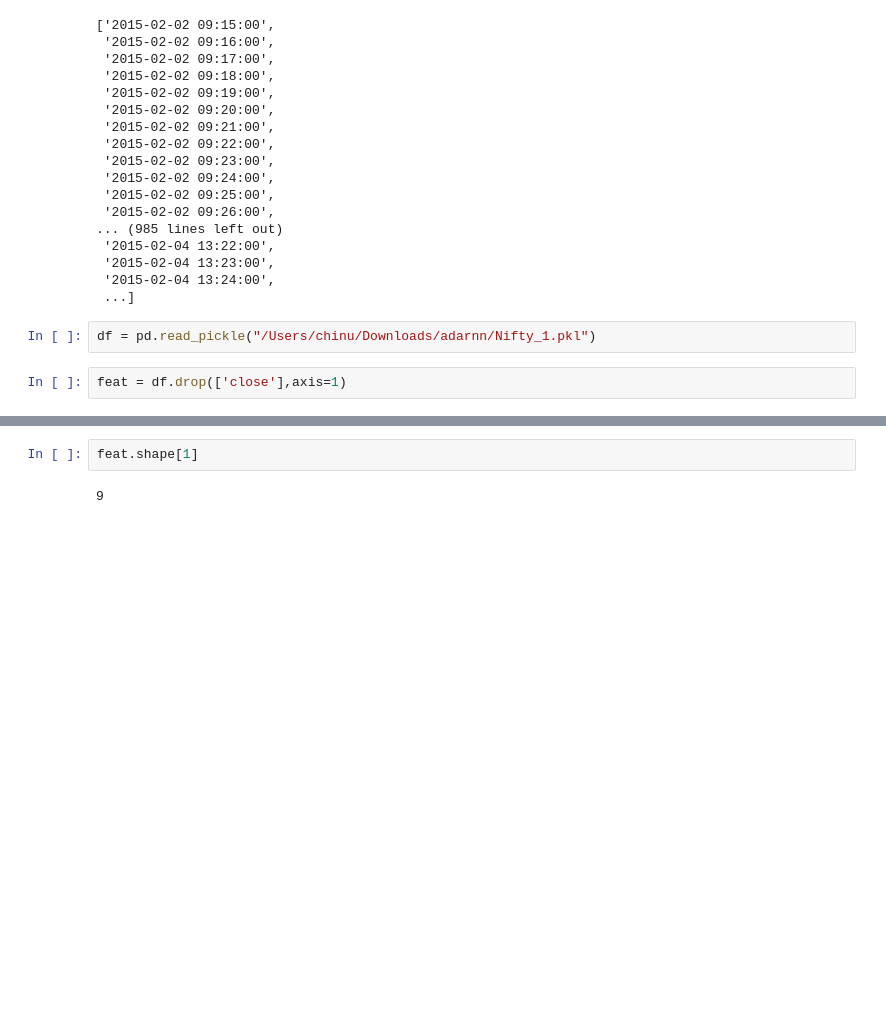
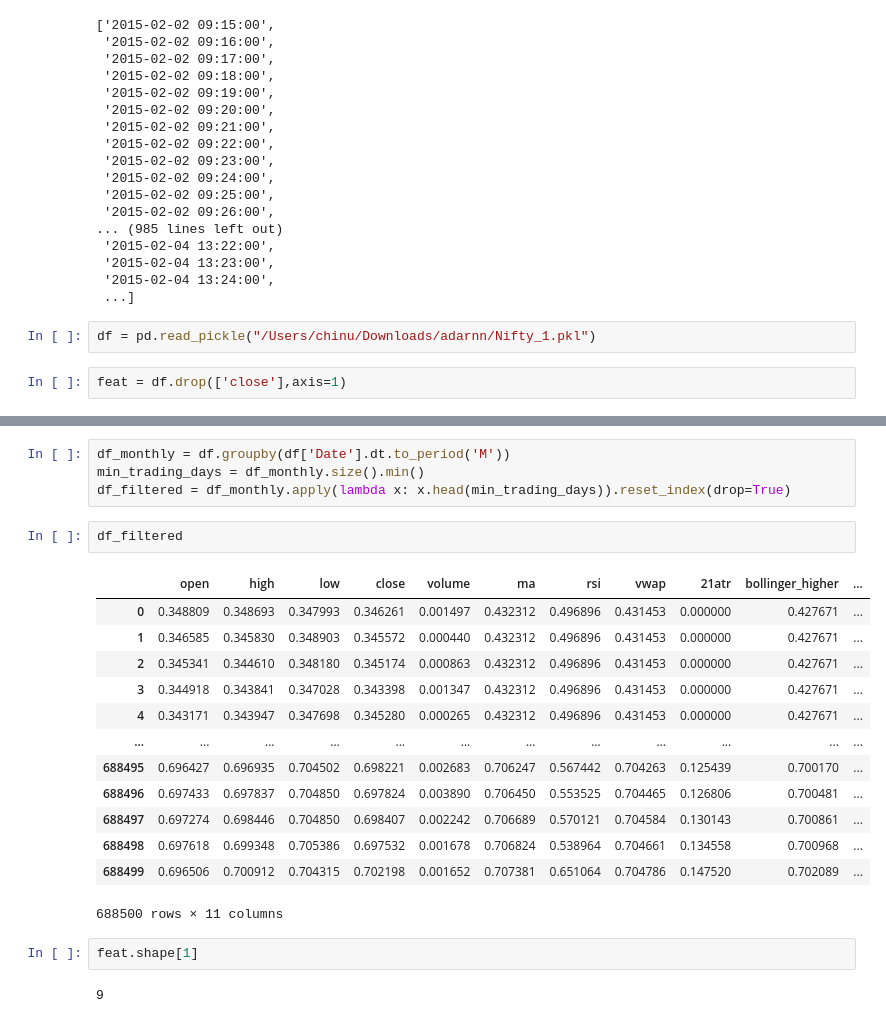
Before and after one commit to MonaLi-Sa/Adarnn-stock1, a Jupyter notebook: Untitled.ipynb, the cells around one changed output, grey strips where cells are left out. Drawn from its saved outputs; the diff is of its cells as text; blank space fills up the shorter version.

```diff
--- a/Untitled.ipynb
+++ b/Untitled.ipynb
@@ -211,3 +238,23 @@ feat = torch.tensor(feat.values, dtype=torch.float32)
+# %%
+df_monthly = df.groupby(df['Date'].dt.to_period('M'))
+min_trading_days = df_monthly.size().min()
+df_filtered = df_monthly.apply(lambda x: x.head(min_trading_days)).reset_index(drop=True)
+# %%
+df_filtered
+# %% [output]
+|  | open | high | low | close | volume | ma | rsi | vwap | 21atr | bollinger_higher | ... |
+| 0 | 0.348809 | 0.348693 | 0.347993 | 0.346261 | 0.001497 | 0.432312 | 0.496896 | 0.431453 | 0.000000 | 0.427671 | ... |
+| 1 | 0.346585 | 0.345830 | 0.348903 | 0.345572 | 0.000440 | 0.432312 | 0.496896 | 0.431453 | 0.000000 | 0.427671 | ... |
+| 2 | 0.345341 | 0.344610 | 0.348180 | 0.345174 | 0.000863 | 0.432312 | 0.496896 | 0.431453 | 0.000000 | 0.427671 | ... |
+| 3 | 0.344918 | 0.343841 | 0.347028 | 0.343398 | 0.001347 | 0.432312 | 0.496896 | 0.431453 | 0.000000 | 0.427671 | ... |
+| 4 | 0.343171 | 0.343947 | 0.347698 | 0.345280 | 0.000265 | 0.432312 | 0.496896 | 0.431453 | 0.000000 | 0.427671 | ... |
+| ... | ... | ... | ... | ... | ... | ... | ... | ... | ... | ... | ... |
+| 688495 | 0.696427 | 0.696935 | 0.704502 | 0.698221 | 0.002683 | 0.706247 | 0.567442 | 0.704263 | 0.125439 | 0.700170 | ... |
+| 688496 | 0.697433 | 0.697837 | 0.704850 | 0.697824 | 0.003890 | 0.706450 | 0.553525 | 0.704465 | 0.126806 | 0.700481 | ... |
+| 688497 | 0.697274 | 0.698446 | 0.704850 | 0.698407 | 0.002242 | 0.706689 | 0.570121 | 0.704584 | 0.130143 | 0.700861 | ... |
+| 688498 | 0.697618 | 0.699348 | 0.705386 | 0.697532 | 0.001678 | 0.706824 | 0.538964 | 0.704661 | 0.134558 | 0.700968 | ... |
+| 688499 | 0.696506 | 0.700912 | 0.704315 | 0.702198 | 0.001652 | 0.707381 | 0.651064 | 0.704786 | 0.147520 | 0.702089 | ... |
+688500 rows × 11 columns
 # %%
 feat.shape[1]
 # %% [output]
```
Also changed, not shown: parts of 23 cells of this notebook, 16 other files.
